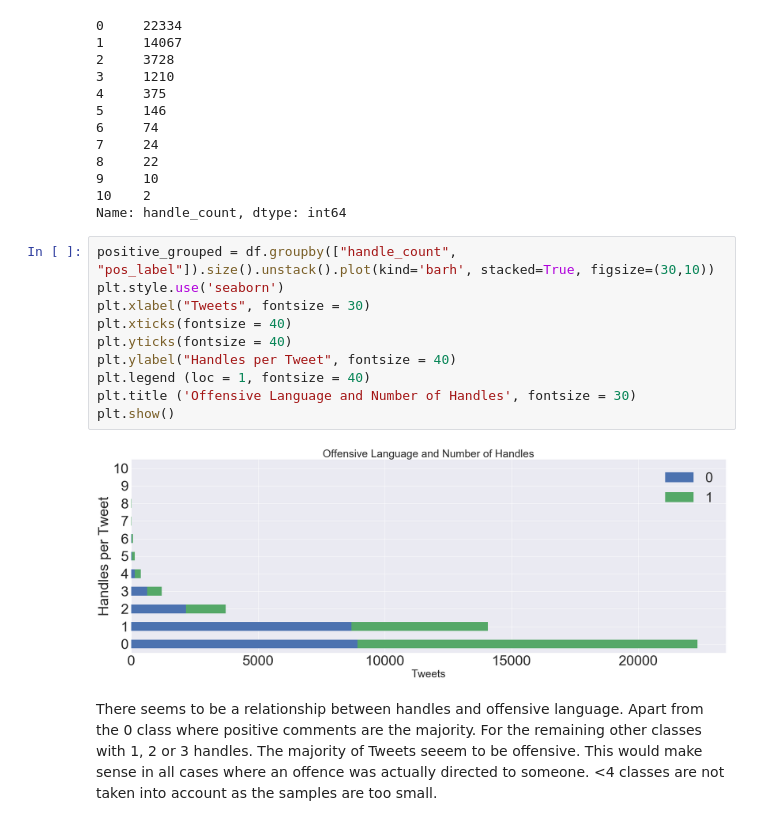
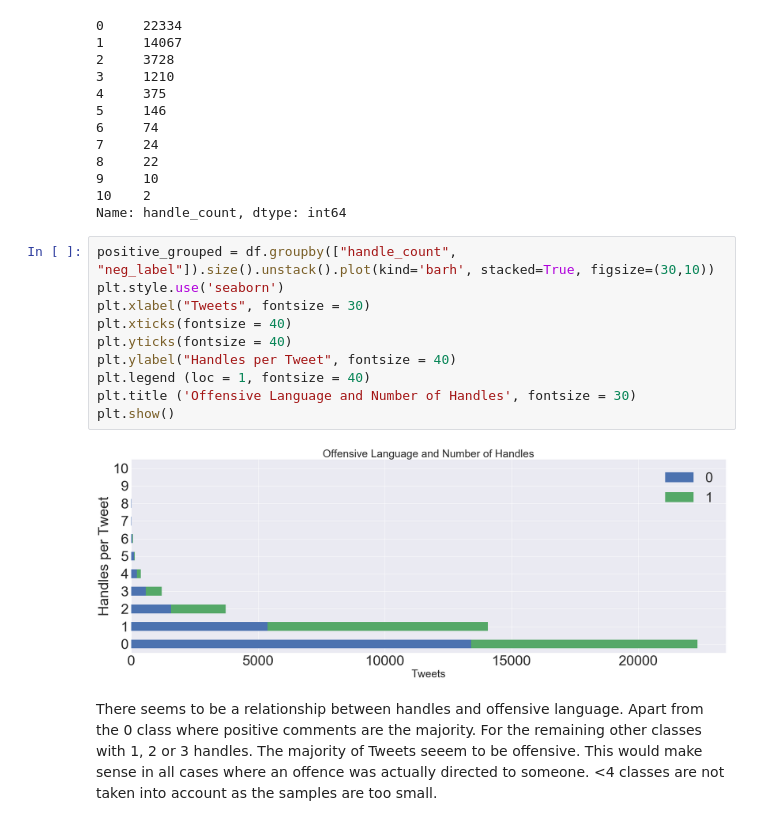
Before and after one commit to matteomm/twitter_sentiment_analysis_hatespeech, a Jupyter notebook: notebooks/EDA.ipynb, the cells around one changed output. Saved outputs shown, nothing was run; the diff lists cells and outputs as text.

```diff
--- a/notebooks/EDA.ipynb
+++ b/notebooks/EDA.ipynb
@@ -891,17 +891,17 @@ df['handle_count'].value_counts()
 10    2
 Name: handle_count, dtype: int64
 # %%
-positive_grouped = df.groupby(["handle_count", "pos_label"]).size().unstack().plot(kind='barh', stacked=True, figsize=(30,10))
+positive_grouped = df.groupby(["handle_count", "neg_label"]).size().unstack().plot(kind='barh', stacked=True, figsize=(30,10))
 plt.style.use('seaborn')
 plt.xlabel("Tweets", fontsize = 30)
 plt.xticks(fontsize = 40)
 plt.yticks(fontsize = 40)
 plt.ylabel("Handles per Tweet", fontsize = 40)
 plt.legend (loc = 1, fontsize = 40)
 plt.title ('Offensive Language and Number of Handles', fontsize = 30)
 plt.show()
 # %% [output]
-[figure, old version]
+[figure, new version]
 # %% [markdown]
 There seems to be a relationship between handles and offensive language. Apart from the 0 class where positive comments are the majority. For the remaining other classes with 1, 2 or 3 handles. The majority of Tweets seeem to be offensive. This would make sense in all cases where an offence was actually directed to someone. <4 classes are not taken into account as the samples are too small.
 # %% [markdown]
```
Also changed, not shown: parts of 16 cells of this notebook.
